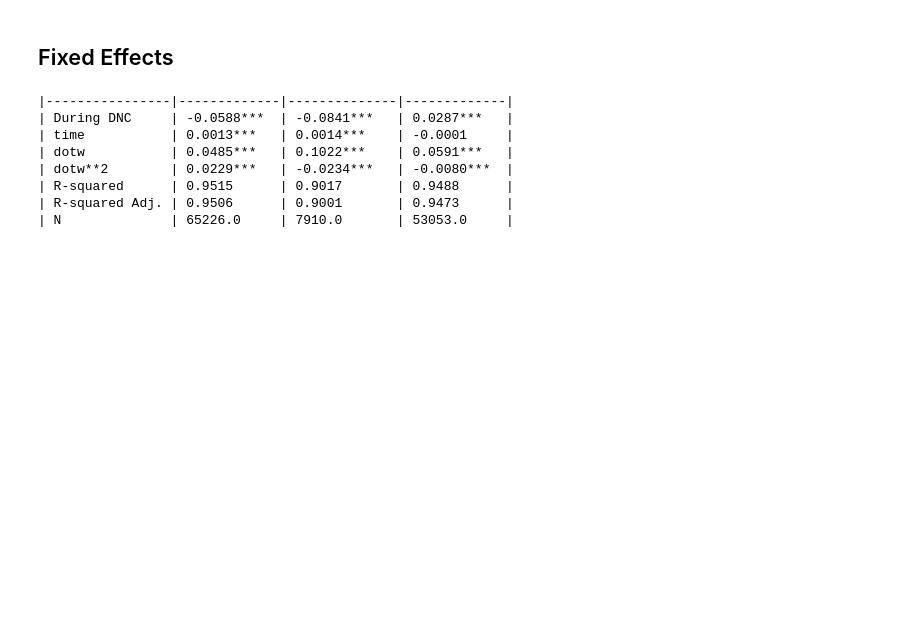
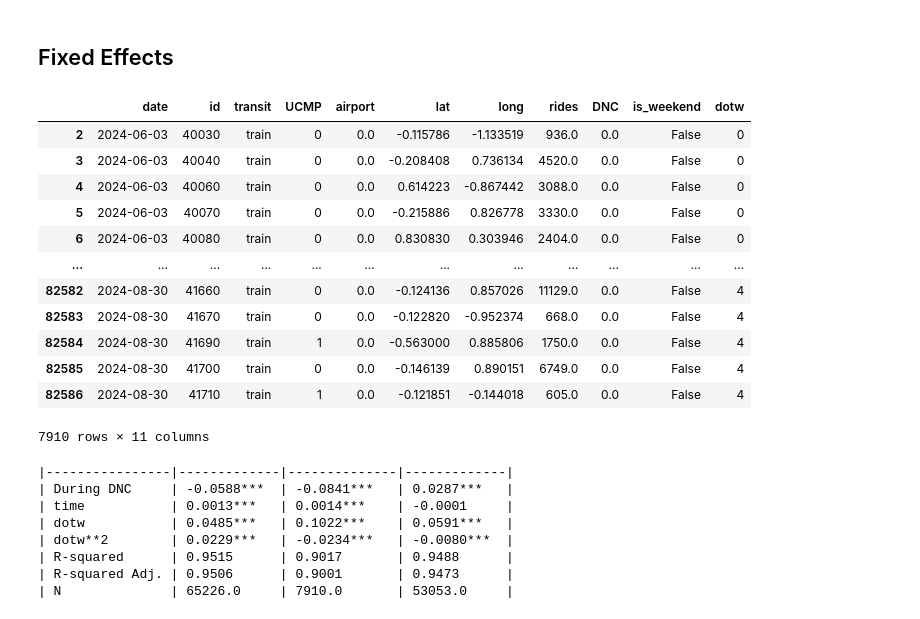
Before and after one commit to eric-mc2/DNCTransit, a Jupyter notebook: notebooks/replication/dnc-effect/reg.ipynb, the cells around one changed output. Drawn from its saved outputs; the diff is of its cells as text; code cells hidden in the pictures; blank space fills up the shorter version.

```diff
--- a/notebooks/replication/dnc-effect/reg.ipynb
+++ b/notebooks/replication/dnc-effect/reg.ipynb
@@ -70 +76,17 @@ train_fe_model.summary()
+# %%
+model_data
+# %% [output]
+|  | date | id | transit | UCMP | airport | lat | long | rides | DNC | is_weekend | dotw |
+| 2 | 2024-06-03 | 40030 | train | 0 | 0.0 | -0.115786 | -1.133519 | 936.0 | 0.0 | False | 0 |
+| 3 | 2024-06-03 | 40040 | train | 0 | 0.0 | -0.208408 | 0.736134 | 4520.0 | 0.0 | False | 0 |
+| 4 | 2024-06-03 | 40060 | train | 0 | 0.0 | 0.614223 | -0.867442 | 3088.0 | 0.0 | False | 0 |
+| 5 | 2024-06-03 | 40070 | train | 0 | 0.0 | -0.215886 | 0.826778 | 3330.0 | 0.0 | False | 0 |
+| 6 | 2024-06-03 | 40080 | train | 0 | 0.0 | 0.830830 | 0.303946 | 2404.0 | 0.0 | False | 0 |
+| ... | ... | ... | ... | ... | ... | ... | ... | ... | ... | ... | ... |
+| 82582 | 2024-08-30 | 41660 | train | 0 | 0.0 | -0.124136 | 0.857026 | 11129.0 | 0.0 | False | 4 |
+| 82583 | 2024-08-30 | 41670 | train | 0 | 0.0 | -0.122820 | -0.952374 | 668.0 | 0.0 | False | 4 |
+| 82584 | 2024-08-30 | 41690 | train | 1 | 0.0 | -0.563000 | 0.885806 | 1750.0 | 0.0 | False | 4 |
+| 82585 | 2024-08-30 | 41700 | train | 0 | 0.0 | -0.146139 | 0.890151 | 6749.0 | 0.0 | False | 4 |
+| 82586 | 2024-08-30 | 41710 | train | 1 | 0.0 | -0.121851 | -0.144018 | 605.0 | 0.0 | False | 4 |
+7910 rows × 11 columns
 # %%
```
Also changed, not shown: parts of 16 cells of this notebook, 2 other files.
